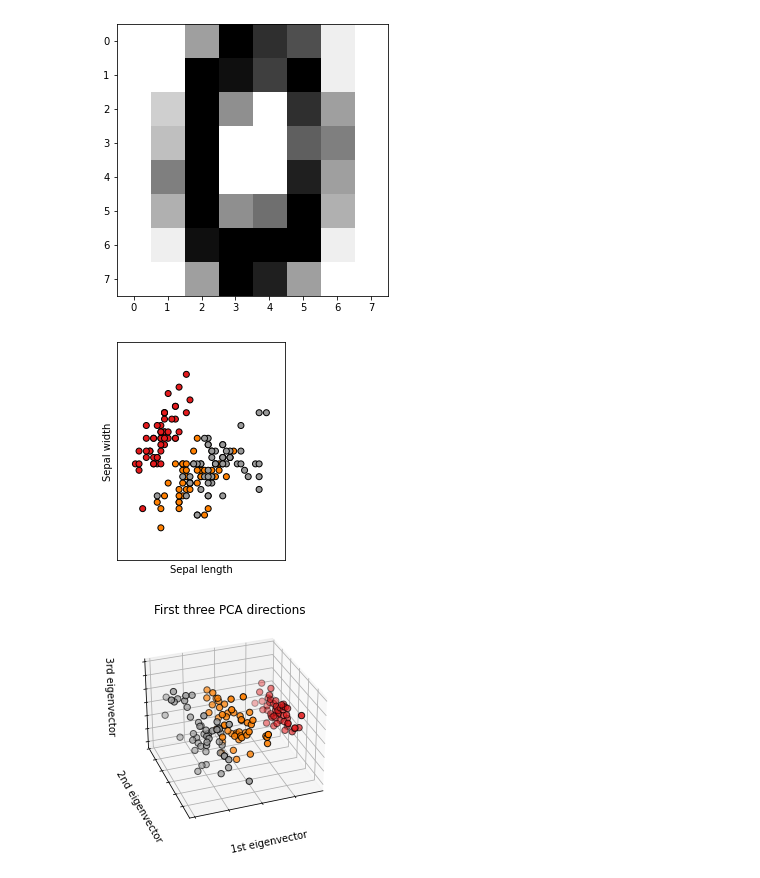
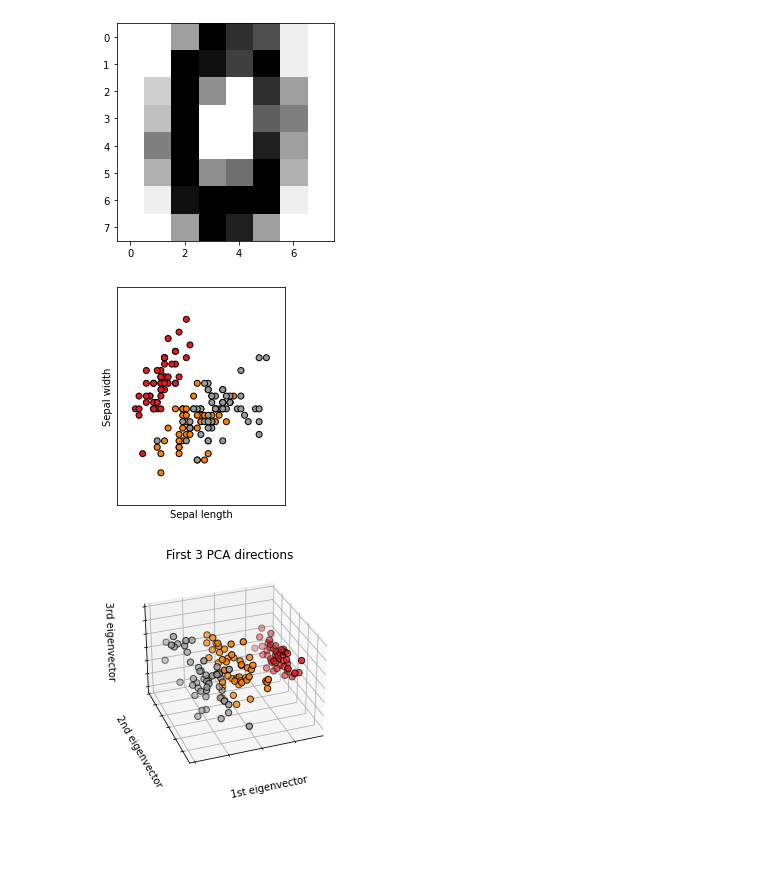
Before and after one commit to bestecetin/machinelearning, a Jupyter notebook: Week3.ipynb, the cells around one changed output. Saved outputs shown, nothing was run; the diff lists cells and outputs as text; code cells hidden in the pictures; blank space fills up the shorter version.

```diff
--- a/Week3.ipynb
+++ b/Week3.ipynb
@@ -2,62 +2,61 @@
 from sklearn import datasets
 import matplotlib.pyplot as plt
 # %%
-digit=datasets.load_digits()
-plt.figure(1,figsize=(6,5))
-plt.imshow(digit.images[-4],cmap=plt.cm.gray_r,interpolation="nearest")
+dgt=datasets.load_digits()
+plt.figure(1,figsize=(6,4))
+plt.imshow(dgt.images[-4],cmap=plt.cm.gray_r,interpolation="nearest")
 plt.show()
 # %% [output]
-[figure, old version]
+[figure, new version]
 # %%
 from mpl_toolkits.mplot3d import Axes3D
 from sklearn.decomposition import PCA
 
-# import some data to play with
-iris = datasets.load_iris()
-X = iris.data[:, :2]  # we only take the first two features.
-y = iris.target
+#datayı import ettik
+iris_ds = datasets.load_iris()
+X = iris_ds.data[:, :2]
+y = iris_ds.target
 
-x_min, x_max = X[:, 0].min() - 0.5, X[:, 0].max() + 0.5
-y_min, y_max = X[:, 1].min() - 0.5, X[:, 1].max() + 0.5
+x_minimum, x_maximum = X[:, 0].min() - 0.5, X[:, 0].max() + 0.5
+y_minimum, y_maximum = X[:, 1].min() - 0.5, X[:, 1].max() + 0.5
 
 plt.figure(2, figsize=(3, 4))
 plt.clf()
 
-# Plot the training points
-plt.scatter(X[:, 0], X[:, 1], c=y, cmap=plt.cm.Set1, edgecolor="k") #cmap:A Colormap instance or registered colormap name.
+
+plt.scatter(X[:, 0], X[:, 1], c=y, cmap=plt.cm.Set1, edgecolor="k")#cmap:Bir Renk Haritası örneği veya kayıtlı renk haritası adı
 plt.xlabel("Sepal length")
 plt.ylabel("Sepal width")
 
-plt.xlim(x_min, x_max)
-plt.ylim(y_min, y_max)
+plt.xlim(x_minimum, x_maximum)
+plt.ylim(y_minimum, y_maximum)
 plt.xticks(())
 plt.yticks(())
 
-# To getter a better understanding of interaction of the dimensions
-# plot the first three PCA dimensions
-fig = plt.figure(1, figsize=(3, 4))
-ax = Axes3D(fig, elev=-150, azim=110) #bu degerleri değiştirince 3d şekil kayıyor.
-X_reduced = PCA(n_components=3).fit_transform(iris.data)#3 bileşen olacağını ve bunların iris datasından olacağını belirttik.
-ax.scatter(
-    X_reduced[:, 0],
-    X_reduced[:, 1],
-    X_reduced[:, 2],
+#three PCA dimensions
+myfig = plt.figure(1, figsize=(3, 4))
+ax_ = Axes3D(myfig, elev=-150, azim=110) #bu degerleri değiştirince 3d şekil kayıyor.
+reduced_x = PCA(n_components=3).fit_transform(iris_ds.data)#3 bileşen olacağını ve bunların iris datasından olacağını belirttik.
+ax_.scatter(
+    reduced_x[:, 0],
+    reduced_x[:, 1],
+    reduced_x[:, 2],
     c=y,
     cmap=plt.cm.Set1,
     edgecolor="k",
     s=40,)
-ax.set_title("First three PCA directions")
-ax.set_xlabel("1st eigenvector")
-ax.w_xaxis.set_ticklabels([])
-ax.set_ylabel("2nd eigenvector")
-ax.w_yaxis.set_ticklabels([])
-ax.set_zlabel("3rd eigenvector")
-ax.w_zaxis.set_ticklabels([])
+ax_.set_title("First 3 PCA directions")
+ax_.set_xlabel("1st eigenvector")
+ax_.w_xaxis.set_ticklabels([])
+ax_.set_ylabel("2nd eigenvector")
+ax_.w_yaxis.set_ticklabels([])
+ax_.set_zlabel("3rd eigenvector")
+ax_.w_zaxis.set_ticklabels([])
 
 plt.show()
 # %% [output]
 [figure]
-[figure, old version]
+[figure, new version]
 # %%
 from sklearn.datasets import make_classification
 from sklearn.datasets import make_blobs
```
Also changed, not shown: parts of 2 cells of this notebook.
